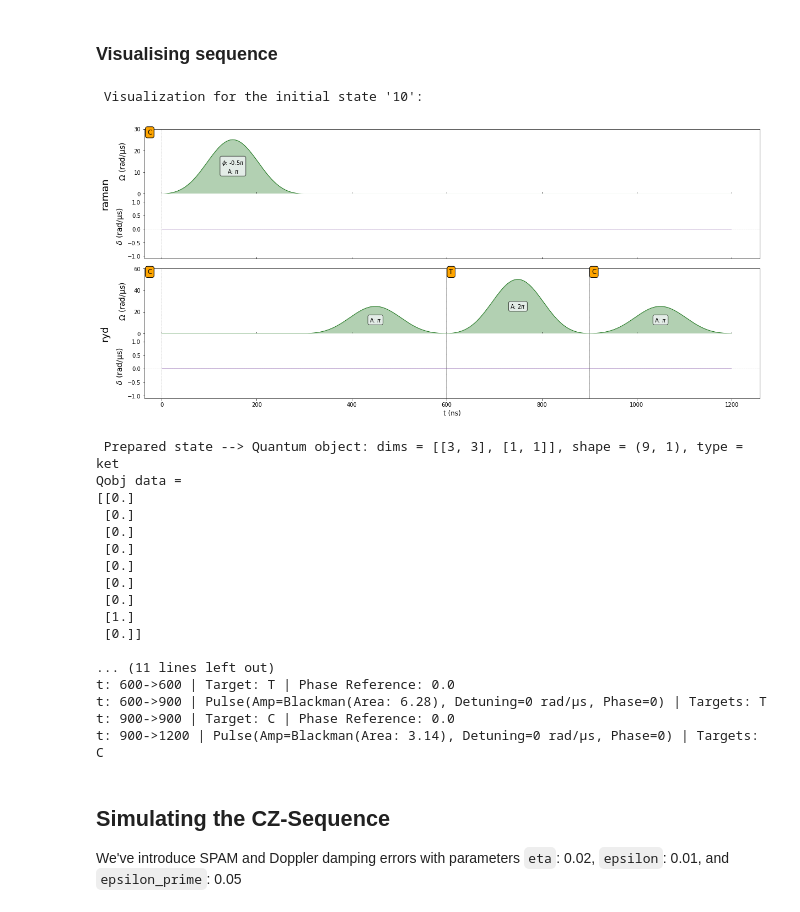
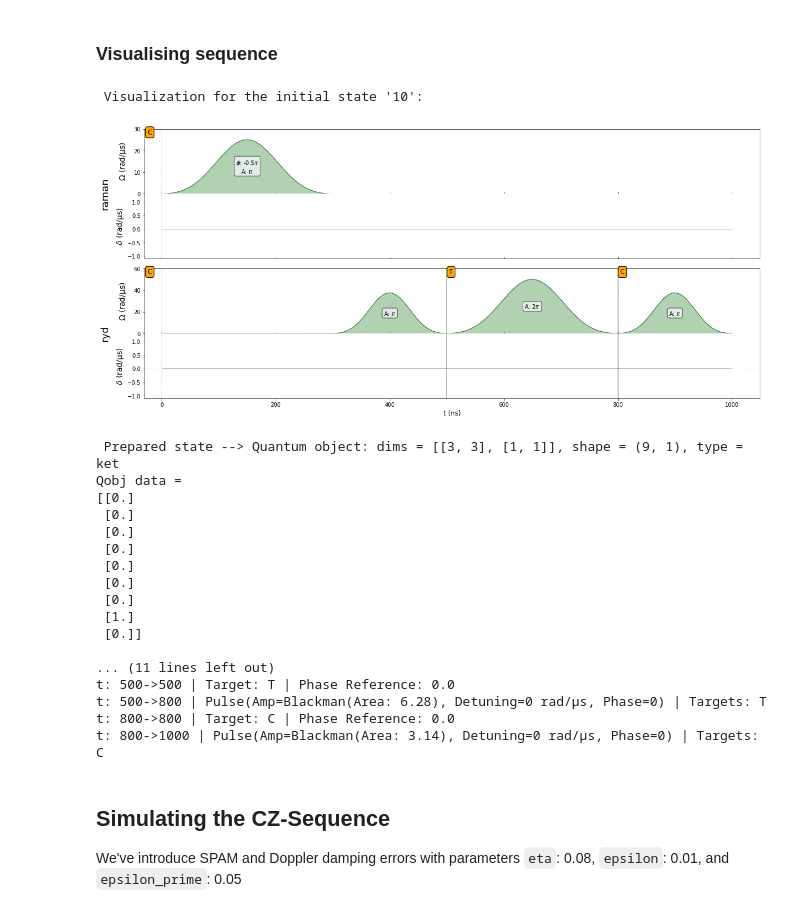
Before and after one commit to deveshq/Msc-Project, a Jupyter notebook: CZ.ipynb, the cells around one changed output. Drawn from its saved outputs; the diff is of its cells as text; code cells hidden in the pictures.

```diff
--- a/CZ.ipynb
+++ b/CZ.ipynb
@@ -56,9 +27,9 @@ from itertools import product
 ## Defining Register
 The Register defines the positions of the atoms and their names. Here we've two atoms seprated by a distance of $10\mu m$, named `C` and `T` for 'control' and 'target' respectively.
 # %%
-qubits = {'C': (-5,0) , 'T': (5,0) }
+qubits = {'C': (-2.5,0) , 'T': (2.5,0) }
 
-Omega_max = 2.3 * pi
+Omega_max = pi
 blockade_radius = Chadoq2.rydberg_blockade_radius(pi)
 
 reg = Register(qubits)
@@ -118,11 +88,11 @@ def prep_seq(sid, reg):
 ## Gate Sequence Preparation
 We apply the three pulse $\pi-2\pi-\pi$ sequence for CZ gate.
 # %%
-pi_wf = BlackmanWaveform(300, np.pi)
+half_pi_wf = BlackmanWaveform(200, np.pi)
+half_pi = Pulse.ConstantDetuning(half_pi_wf, 0, 0)
+
+pi_wf = BlackmanWaveform(200, np.pi)
 pi_pulse = Pulse.ConstantDetuning(pi_wf, 0, 0)
 
 twopi_wf = BlackmanWaveform(300, 2*np.pi)
 twopi_pulse = Pulse.ConstantDetuning(twopi_wf, 0, 0)
-
-pi_pulse.draw()
-twopi_pulse.draw()
@@ -150,15 +117,15 @@ def CZ_seq(int_id):
 # %% [markdown]
 ### Visualising sequence
 # %%
-print(f"\n\n Visualization for the initial state '10': \n\n")
+print(f"\n\n Visualization for the initial state '10': \n")
 prep_state, prep_time = CZ_seq('eg')
-seq.draw(draw_phase_area=True)
+seq.draw(draw_phase_area=True,draw_phase_shifts=True)
 print(f'\n Prepared state --> {prep_state}')
 print(f'\n Preparation time: {prep_time}ns \n\n')
 print(seq)
 # %% [output]
  Visualization for the initial state '10':
-[figure, old version]
+[figure, new version]
  Prepared state --> Quantum object: dims = [[3, 3], [1, 1]], shape = (9, 1), type = ket
 Qobj data =
 [[0.]
@@ -172,11 +139,11 @@ Qobj data =
  [0.]]
 
 ... (11 lines left out)
-t: 600->600 | Target: T | Phase Reference: 0.0
-t: 600->900 | Pulse(Amp=Blackman(Area: 6.28), Detuning=0 rad/µs, Phase=0) | Targets: T
-t: 900->900 | Target: C | Phase Reference: 0.0
-t: 900->1200 | Pulse(Amp=Blackman(Area: 3.14), Detuning=0 rad/µs, Phase=0) | Targets: C
+t: 500->500 | Target: T | Phase Reference: 0.0
+t: 500->800 | Pulse(Amp=Blackman(Area: 6.28), Detuning=0 rad/µs, Phase=0) | Targets: T
+t: 800->800 | Target: C | Phase Reference: 0.0
+t: 800->1000 | Pulse(Amp=Blackman(Area: 3.14), Detuning=0 rad/µs, Phase=0) | Targets: C
 # %% [markdown]
 ## Simulating the CZ-Sequence
-We've introduce SPAM and Doppler damping errors with parameters `eta`: 0.02, `epsilon`: 0.01, and `epsilon_prime`: 0.05
+We've introduce SPAM and Doppler damping errors with parameters `eta`: 0.08, `epsilon`: 0.01, and `epsilon_prime`: 0.05
 # %%
```
Also changed, not shown: parts of 14 cells of this notebook.
